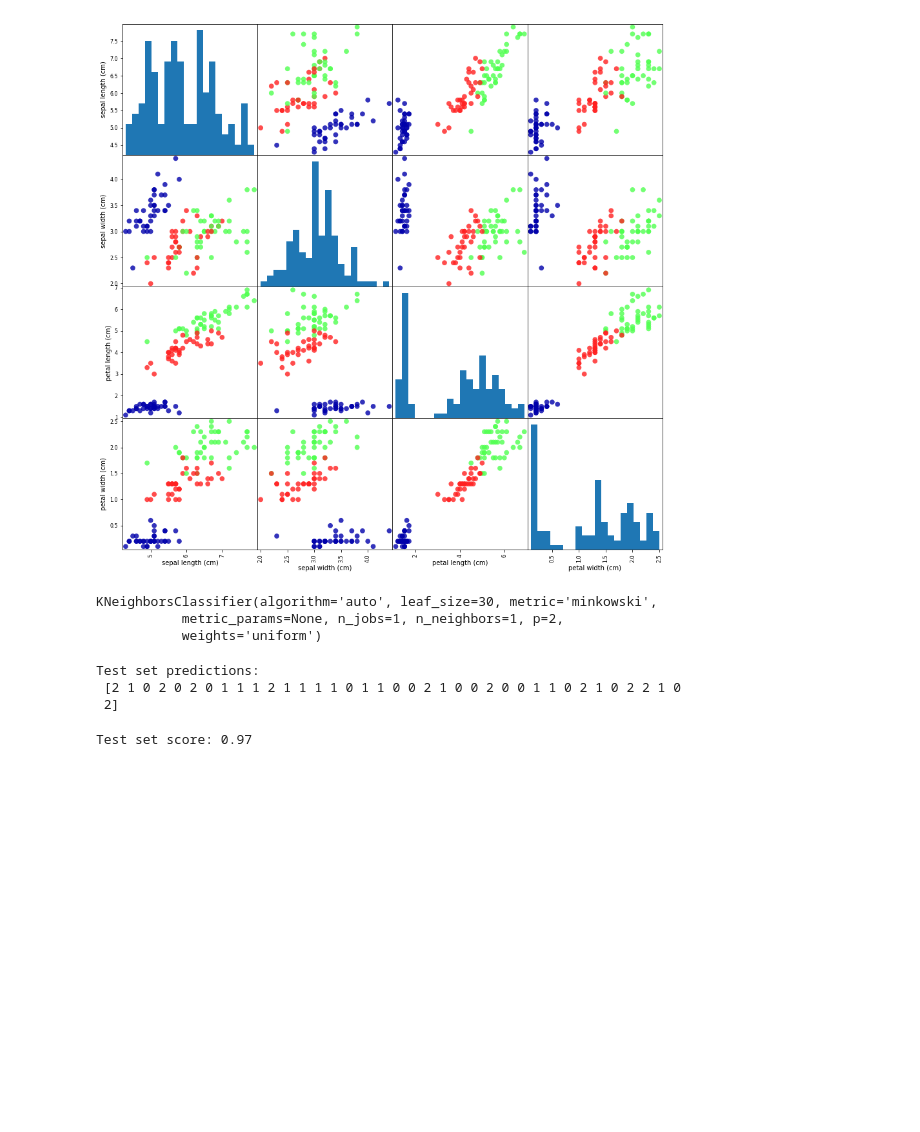
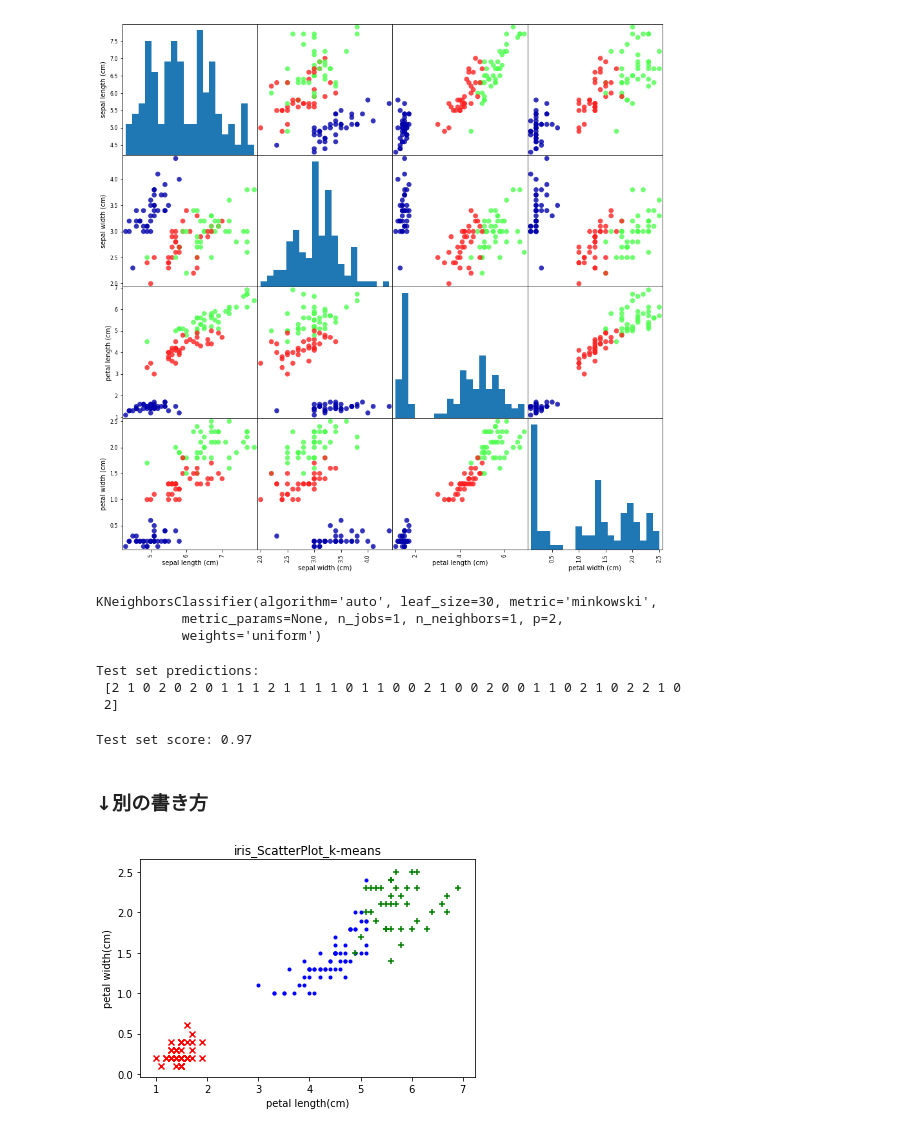
Before and after one commit to ikki02/Python, a Jupyter notebook: DataScience/sklearn標準解析フロー.ipynb, the cells around one changed output. Cells and saved outputs as stored; diff of their text form; code cells hidden in the pictures; blank space fills up the shorter version.

```diff
--- a/DataScience/sklearn標準解析フロー.ipynb
+++ b/DataScience/sklearn標準解析フロー.ipynb
@@ -131,3 +131,41 @@ Test set predictions:
 print("Test set score: {:.2f}".format(knn.score(X_test, y_test)))
 # %% [output]
 Test set score: 0.97
+# %% [markdown]
+### ↓別の書き方
+# %%
+# データフレームに一度直して書く。
+# -*- coding: utf-8 -*-
+# リスト2-5 　scikit-learn を使って iris データを取り込み、散布図を描くプログラム例
+import numpy as np
+import matplotlib.pyplot as plt
+from sklearn.datasets import load_iris
+from sklearn.cluster import KMeans
+import pandas as pd
+iris = load_iris()
+species = ['Setosa','Versicolour', 'Virginica']
+irispddata = pd.DataFrame(iris.data, columns=iris.feature_names)
+irispdtarget = pd.DataFrame(iris.target, columns=['target'])
+
+kmeans = KMeans(n_clusters=3).fit(irispddata)
+
+irispd = pd.concat([irispddata, irispdtarget], axis=1)
+iriskmeans = pd.concat([irispd, pd.DataFrame(kmeans.labels_, \
+                        columns=['kmeans'])], axis=1)
+irispd0 = iriskmeans[iriskmeans.kmeans == 0]
+irispd1 = iriskmeans[iriskmeans.kmeans == 1]
+irispd2 = iriskmeans[iriskmeans.kmeans == 2]
+
+plt.scatter(irispd0['petal length (cm)'], irispd0['petal width (cm)'], c='red', \
+            marker='x')
+plt.scatter(irispd1['petal length (cm)'], irispd1['petal width (cm)'], c='blue', \
+            marker='.')
+plt.scatter(irispd2['petal length (cm)'], irispd2['petal width (cm)'], c='green', \
+            marker='+')
+
+plt.title('iris_ScatterPlot_k-means')
+plt.xlabel('petal length(cm)')
+plt.ylabel('petal width(cm)')
+plt.show()
+# %% [output]
+[figure, added]
```
